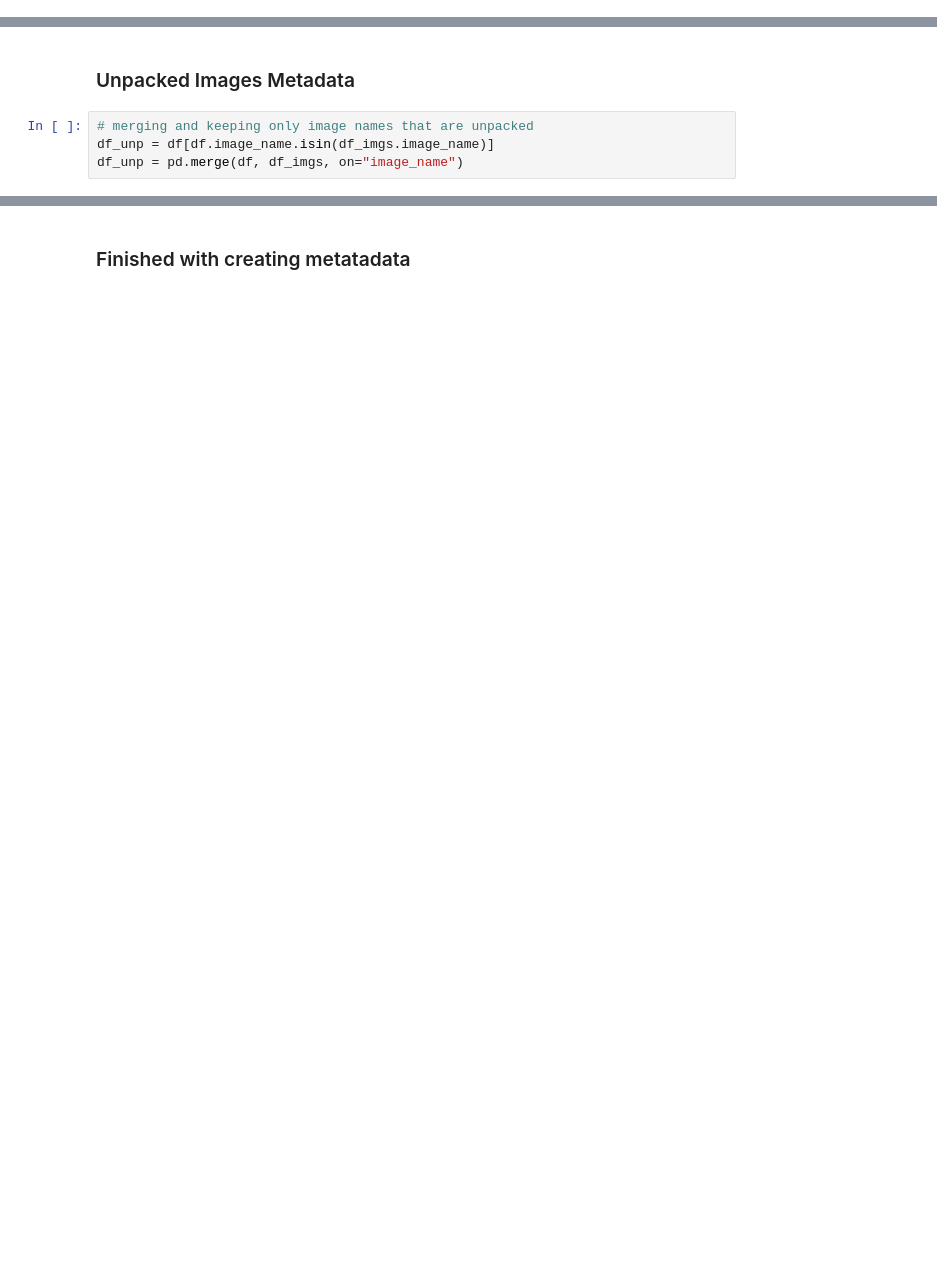
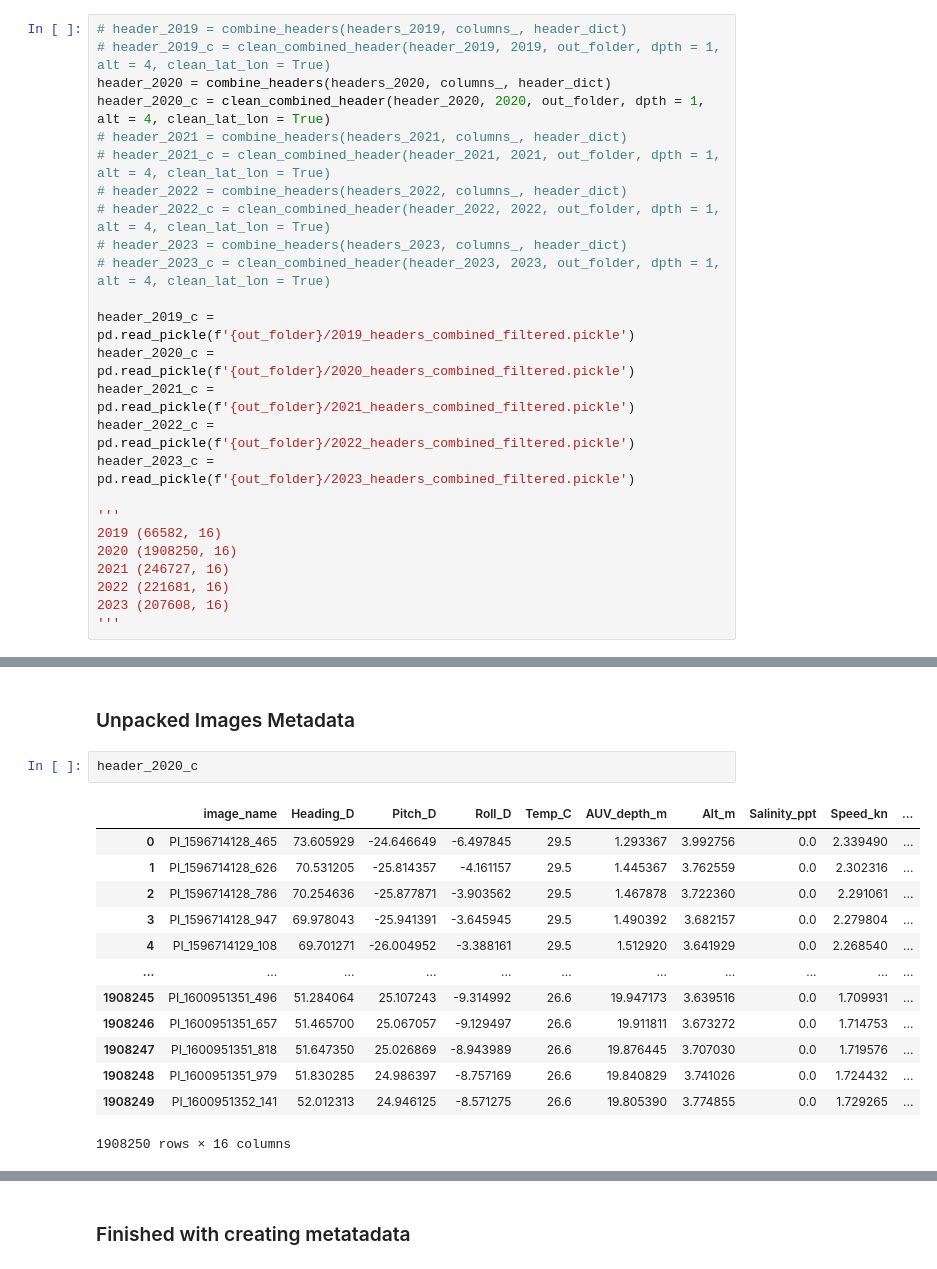
Before and after one commit to ajgeglio/Indexing-and-Slicing, a Jupyter notebook: IndexingHeaders.ipynb, the cells around one changed output, grey strips where cells are left out. Cells and saved outputs as stored; diff of their text form; blank space fills up the shorter version.

```diff
--- a/IndexingHeaders.ipynb
+++ b/IndexingHeaders.ipynb
@@ -281,0 +171,25 @@ array([[<Axes: title={'center': 'Datetime'}>]], dtype=object)
+# %%
+# header_2019 = combine_headers(headers_2019, columns_, header_dict)
+# header_2019_c = clean_combined_header(header_2019, 2019, out_folder, dpth = 1, alt = 4, clean_lat_lon = True)
+header_2020 = combine_headers(headers_2020, columns_, header_dict)
+header_2020_c = clean_combined_header(header_2020, 2020, out_folder, dpth = 1, alt = 4, clean_lat_lon = True)
+# header_2021 = combine_headers(headers_2021, columns_, header_dict)
+# header_2021_c = clean_combined_header(header_2021, 2021, out_folder, dpth = 1, alt = 4, clean_lat_lon = True)
+# header_2022 = combine_headers(headers_2022, columns_, header_dict)
+# header_2022_c = clean_combined_header(header_2022, 2022, out_folder, dpth = 1, alt = 4, clean_lat_lon = True)
+# header_2023 = combine_headers(headers_2023, columns_, header_dict)
+# header_2023_c = clean_combined_header(header_2023, 2023, out_folder, dpth = 1, alt = 4, clean_lat_lon = True)
+
+header_2019_c = pd.read_pickle(f'{out_folder}/2019_headers_combined_filtered.pickle')
+header_2020_c = pd.read_pickle(f'{out_folder}/2020_headers_combined_filtered.pickle')
+header_2021_c = pd.read_pickle(f'{out_folder}/2021_headers_combined_filtered.pickle')
+header_2022_c = pd.read_pickle(f'{out_folder}/2022_headers_combined_filtered.pickle')
+header_2023_c = pd.read_pickle(f'{out_folder}/2023_headers_combined_filtered.pickle')
+
+'''
+2019 (66582, 16)
+2020 (1908250, 16)
+2021 (246727, 16)
+2022 (221681, 16)
+2023 (207608, 16)
+'''
@@ -282,6 +204,18 @@ array([[<Axes: title={'center': 'Datetime'}>]], dtype=object)
 # %% [markdown]
 ### Unpacked Images Metadata
-# %%
-# merging and keeping only image names that are unpacked
-df_unp = df[df.image_name.isin(df_imgs.image_name)]
-df_unp = pd.merge(df, df_imgs, on="image_name")
+# %%
+header_2020_c
+# %% [output]
+|  | image_name | Heading_D | Pitch_D | Roll_D | Temp_C | AUV_depth_m | Alt_m | Salinity_ppt | Speed_kn | ... |
+| 0 | PI_1596714128_465 | 73.605929 | -24.646649 | -6.497845 | 29.5 | 1.293367 | 3.992756 | 0.0 | 2.339490 | ... |
+| 1 | PI_1596714128_626 | 70.531205 | -25.814357 | -4.161157 | 29.5 | 1.445367 | 3.762559 | 0.0 | 2.302316 | ... |
+| 2 | PI_1596714128_786 | 70.254636 | -25.877871 | -3.903562 | 29.5 | 1.467878 | 3.722360 | 0.0 | 2.291061 | ... |
+| 3 | PI_1596714128_947 | 69.978043 | -25.941391 | -3.645945 | 29.5 | 1.490392 | 3.682157 | 0.0 | 2.279804 | ... |
+| 4 | PI_1596714129_108 | 69.701271 | -26.004952 | -3.388161 | 29.5 | 1.512920 | 3.641929 | 0.0 | 2.268540 | ... |
+| ... | ... | ... | ... | ... | ... | ... | ... | ... | ... | ... |
+| 1908245 | PI_1600951351_496 | 51.284064 | 25.107243 | -9.314992 | 26.6 | 19.947173 | 3.639516 | 0.0 | 1.709931 | ... |
+| 1908246 | PI_1600951351_657 | 51.465700 | 25.067057 | -9.129497 | 26.6 | 19.911811 | 3.673272 | 0.0 | 1.714753 | ... |
+| 1908247 | PI_1600951351_818 | 51.647350 | 25.026869 | -8.943989 | 26.6 | 19.876445 | 3.707030 | 0.0 | 1.719576 | ... |
+| 1908248 | PI_1600951351_979 | 51.830285 | 24.986397 | -8.757169 | 26.6 | 19.840829 | 3.741026 | 0.0 | 1.724432 | ... |
+| 1908249 | PI_1600951352_141 | 52.012313 | 24.946125 | -8.571275 | 26.6 | 19.805390 | 3.774855 | 0.0 | 1.729265 | ... |
+1908250 rows × 16 columns
```
Also changed, not shown: parts of 34 cells of this notebook, 9 other files.
